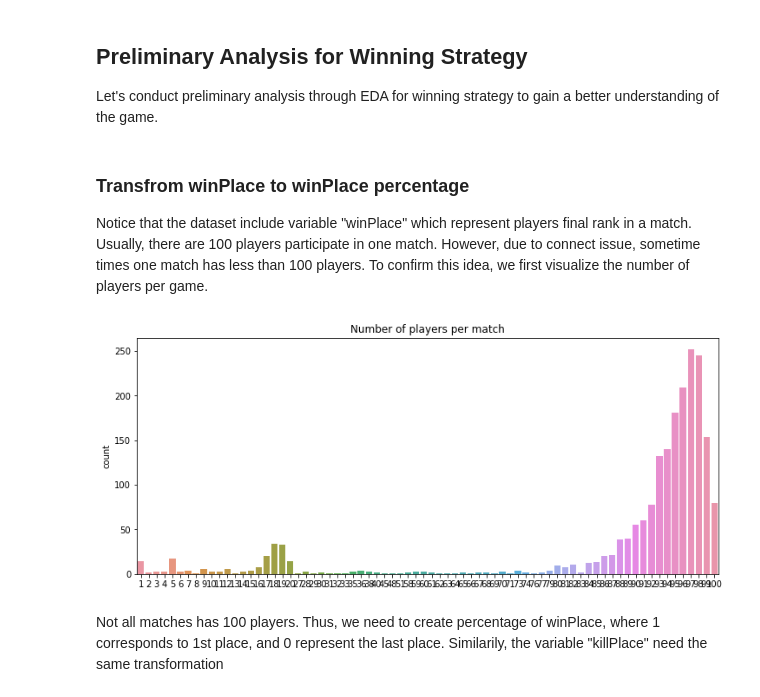
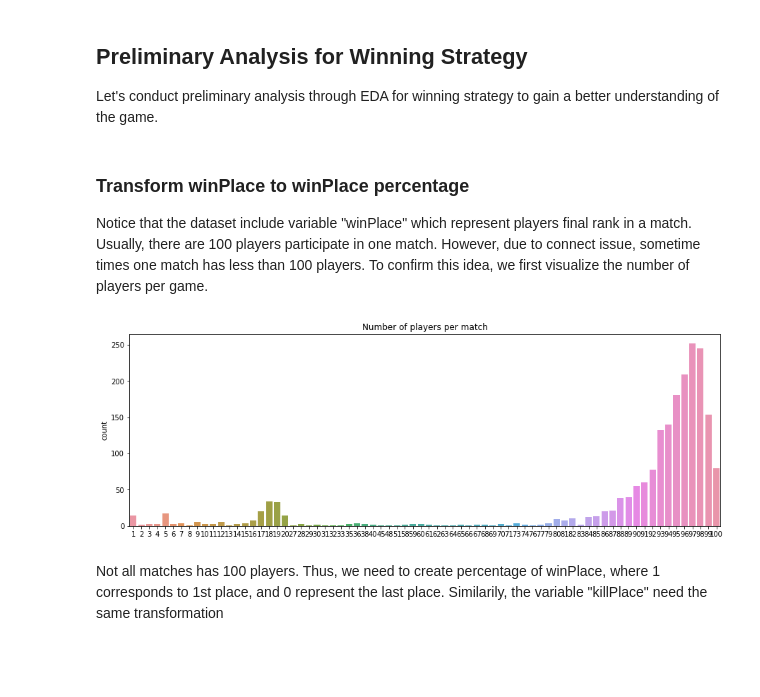
Before and after one commit to yuweizhu1993/pubg-analysis, a Jupyter notebook: PDS_project_final_report.ipynb, the cells around one changed output. Saved outputs shown, nothing was run; the diff lists cells and outputs as text; code cells hidden in the pictures; blank space fills up the shorter version.

```diff
--- a/PDS_project_final_report.ipynb
+++ b/PDS_project_final_report.ipynb
@@ -52,15 +57,16 @@ data.shape, data.columns
 ## Preliminary Analysis for Winning Strategy
 Let's conduct preliminary analysis through EDA for winning strategy to gain a better understanding of the game.
 # %% [markdown]
-### Transfrom winPlace to winPlace percentage
+### Transform winPlace to winPlace percentage
 Notice that the dataset include variable "winPlace" which represent players final rank in a match. Usually, there are 100 players participate in one match. However, due to connect issue, sometime times one match has less than 100 players. To confirm this idea, we first visualize the number of players per game.
 # %%
+# plot number of players per match0
 num_players_match = data.groupby(data['matchId'])['playerId'].count().tolist()
-plt.figure(figsize = (12,5))
+plt.figure(figsize = (15,5))
 sns.countplot(num_players_match).set_title('Number of players per match')
 plt.show()
 # %% [output]
-[figure, old version]
+[figure, new version]
 # %% [markdown]
 Not all matches has 100 players. Thus, we need to create percentage of winPlace, where 1 corresponds to 1st place, and 0 represent the last place. Similarily, the variable "killPlace" need the same transformation
 # %%
```
Also changed, not shown: parts of 49 cells of this notebook.
